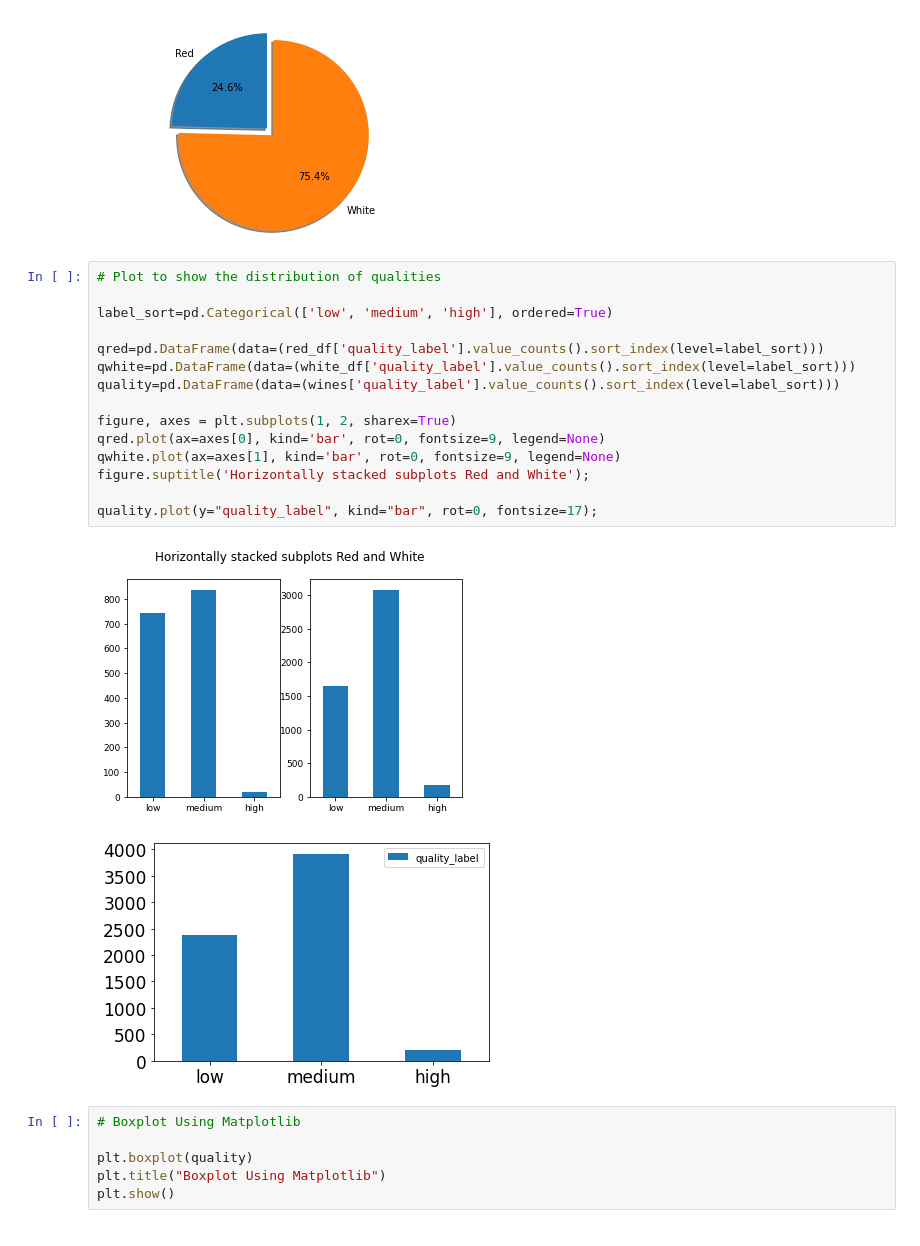
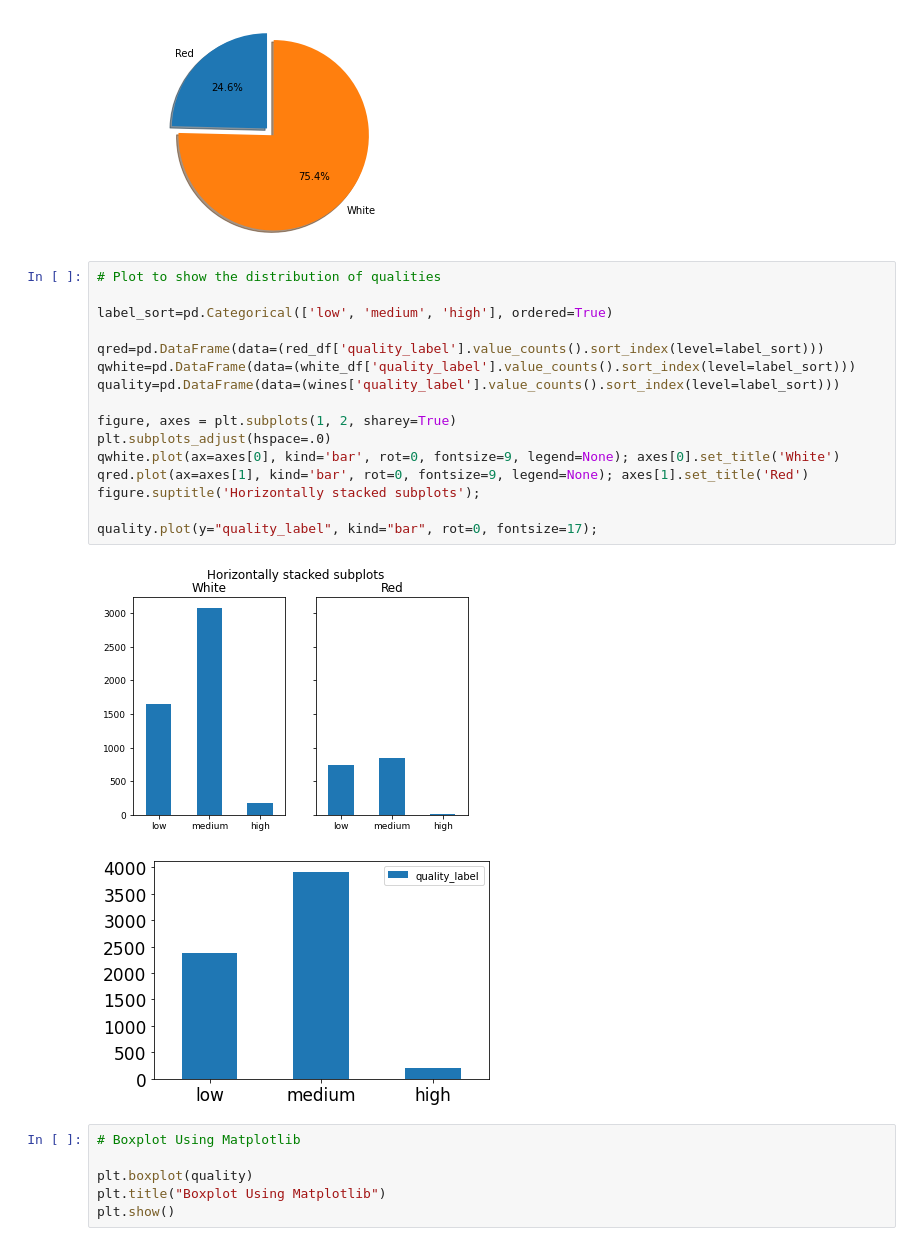
Before and after one commit to Jacopo-Spadon/Wine-not, a Jupyter notebook: Wine not data Wrangling.ipynb, the cells around one changed output. Cells and saved outputs as stored; diff of their text form.

Commit message:
plot4

```diff
--- a/Wine not data Wrangling.ipynb
+++ b/Wine not data Wrangling.ipynb
@@ -112,20 +112,21 @@ red         1599
 # %%
 # Plot to show the distribution of qualities
 
 label_sort=pd.Categorical(['low', 'medium', 'high'], ordered=True)
 
 qred=pd.DataFrame(data=(red_df['quality_label'].value_counts().sort_index(level=label_sort)))
 qwhite=pd.DataFrame(data=(white_df['quality_label'].value_counts().sort_index(level=label_sort)))
 quality=pd.DataFrame(data=(wines['quality_label'].value_counts().sort_index(level=label_sort)))
 
-figure, axes = plt.subplots(1, 2, sharex=True)
-qred.plot(ax=axes[0], kind='bar', rot=0, fontsize=9, legend=None)
-qwhite.plot(ax=axes[1], kind='bar', rot=0, fontsize=9, legend=None)
-figure.suptitle('Horizontally stacked subplots Red and White');
+figure, axes = plt.subplots(1, 2, sharey=True)
+plt.subplots_adjust(hspace=.0)
+qwhite.plot(ax=axes[0], kind='bar', rot=0, fontsize=9, legend=None); axes[0].set_title('White')
+qred.plot(ax=axes[1], kind='bar', rot=0, fontsize=9, legend=None); axes[1].set_title('Red')
+figure.suptitle('Horizontally stacked subplots');
 
 quality.plot(y="quality_label", kind="bar", rot=0, fontsize=17);
 # %% [output]
-[figure, old version]
+[figure, new version]
 [figure]
 # %%
 # Boxplot Using Matplotlib
```
